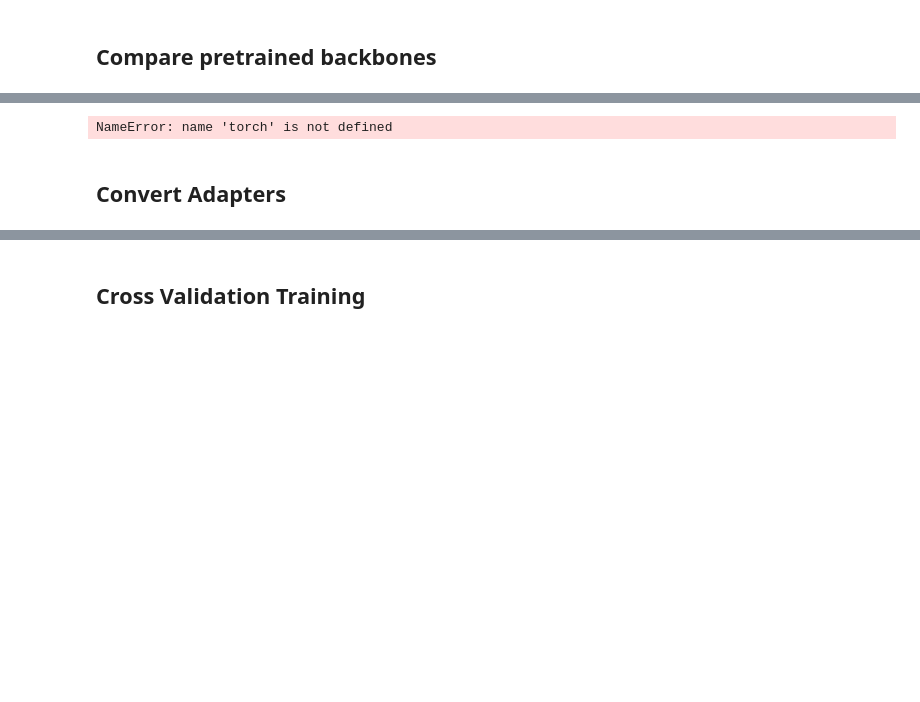
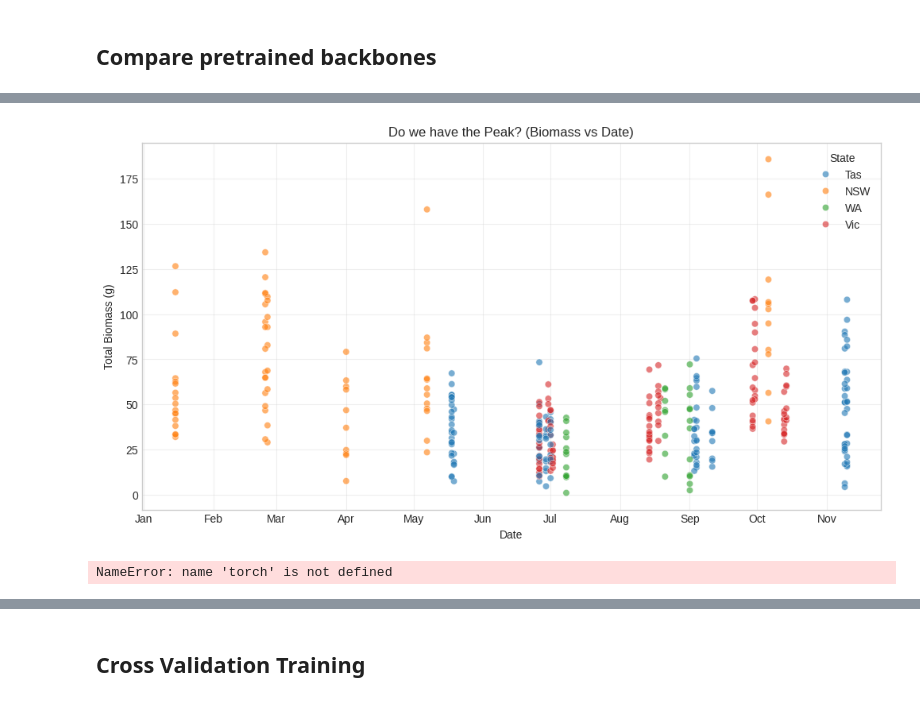
Before and after one commit to butnaruteodor/CSIRO---Image2Biomass-Prediction, a Jupyter notebook: pretraining.ipynb, the cells around one changed output, grey strips where cells are left out. Drawn from its saved outputs; the diff is of its cells as text; code cells hidden in the pictures; blank space fills up the shorter version.

```diff
--- a/pretraining.ipynb
+++ b/pretraining.ipynb
@@ -203,3 +609,31 @@ SAVED (R²: 0.4107)
+# %%
+import matplotlib.pyplot as plt
+import matplotlib.dates as mdates
+import pandas as pd
+import seaborn as sns
+
+# 1. Setup Data
+df_wide['Sampling_Date'] = pd.to_datetime(df_wide['Sampling_Date'])
+# Extract Day of Year (1-365) to compare different years easily
+df_wide['DayOfYear'] = df_wide['Sampling_Date'].dt.dayofyear
+
+plt.figure(figsize=(12, 6))
+
+# 2. Plot Biomass vs Date
+# We color by 'State' because Tasmania peaks later than WA
+sns.scatterplot(data=df_wide, x='Sampling_Date', y='Dry_Total_g', hue='State', alpha=0.6)
+
+# 3. Format the X-Axis to show months clearly
+plt.gca().xaxis.set_major_formatter(mdates.DateFormatter('%b'))
+plt.gca().xaxis.set_major_locator(mdates.MonthLocator())
+
+plt.title("Do we have the Peak? (Biomass vs Date)")
+plt.xlabel("Date")
+plt.ylabel("Total Biomass (g)")
+plt.grid(True, alpha=0.3)
+plt.show()
+# %% [output]
+[figure, added]
 # %%
 import gc
 torch.cuda.empty_cache()
@@ -207,5 +641,3 @@ gc.collect()
 del model, train_loader, val_loader, optimizer, main_scheduler
 # %% [output]
 NameError: name 'torch' is not defined
-# %% [markdown]
-## Convert Adapters
```
Also changed, not shown: parts of 28 cells of this notebook, 11 other files.
